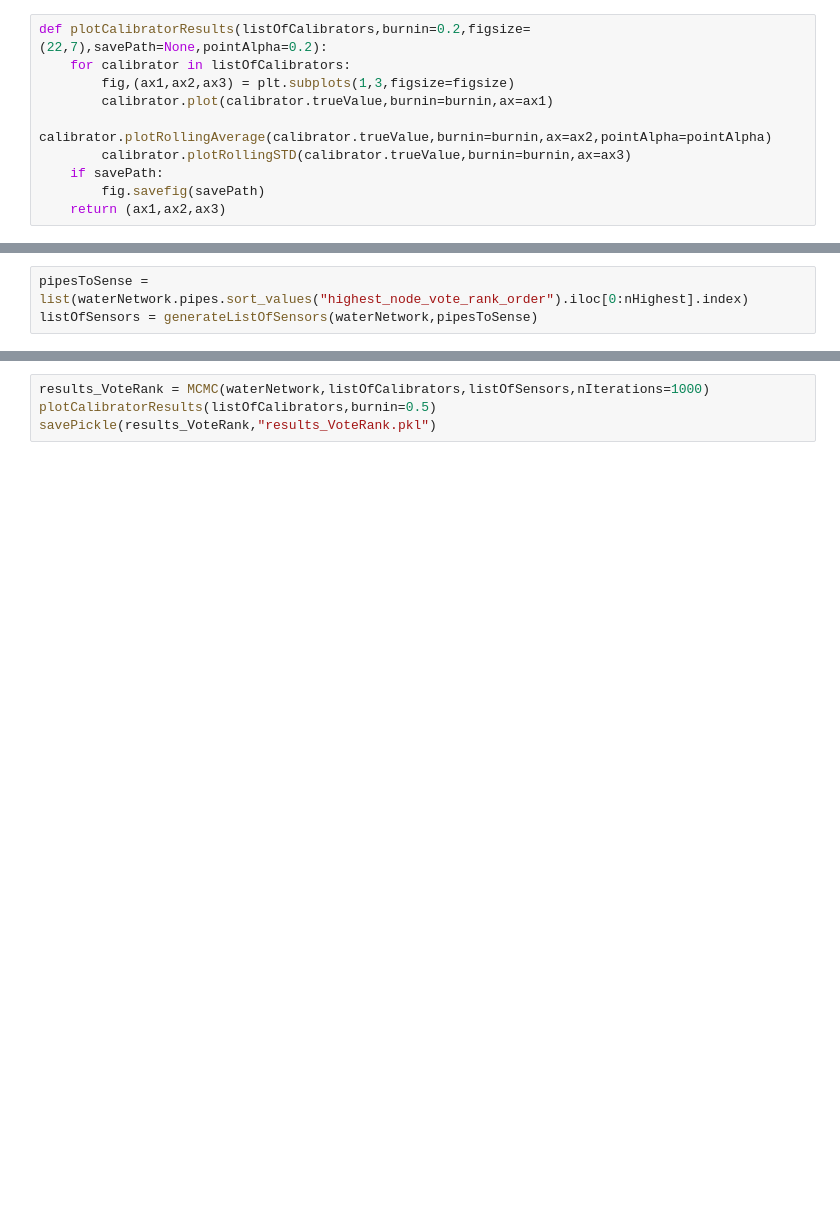
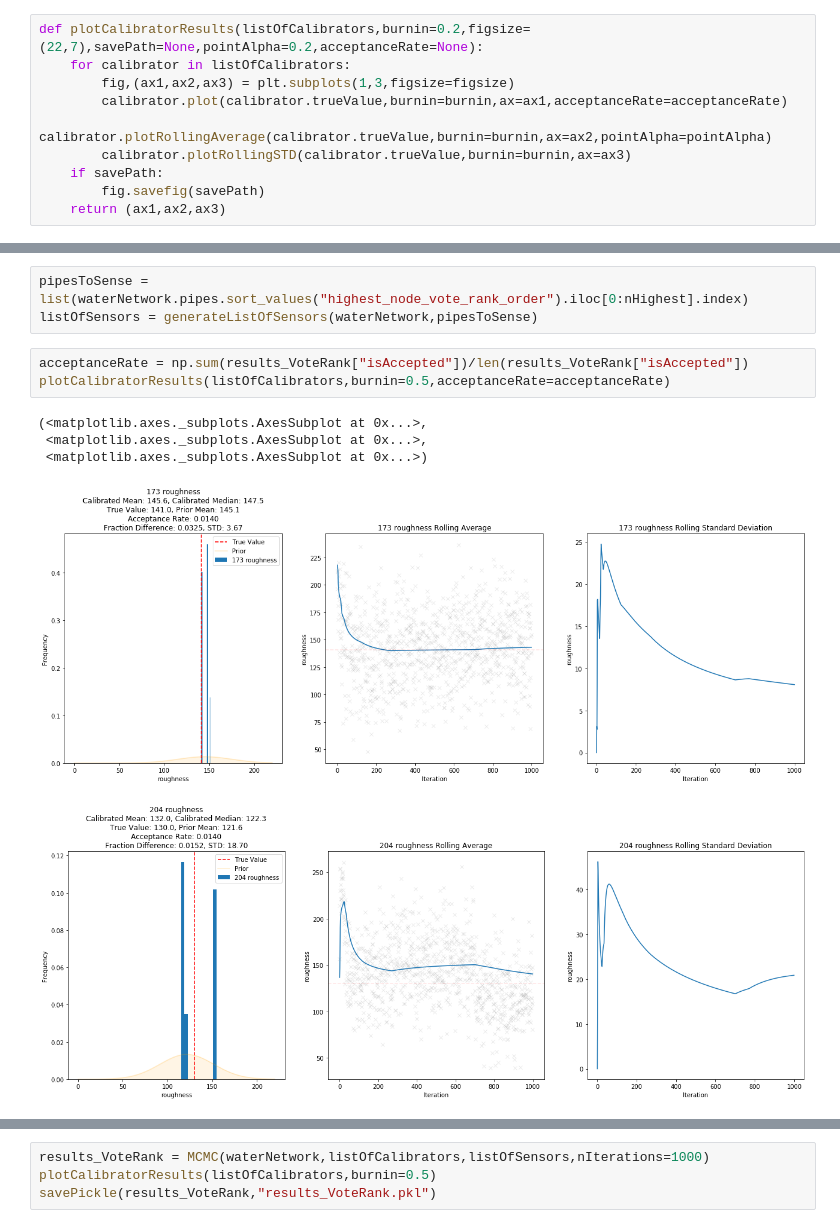
Before and after one commit to noahgarfinkle/ModelCalibration, a Jupyter notebook: WaterModelCalibration.ipynb, the cells around one changed output, grey strips where cells are left out. Saved outputs shown, nothing was run; the diff lists cells and outputs as text; blank space fills up the shorter version.

Commit message:
added acceptance rates

```diff
--- a/WaterModelCalibration.ipynb
+++ b/WaterModelCalibration.ipynb
@@ -619,10 +619,10 @@ def plotDetailedCalibratorResults(listOfCalibrators,burnin=0.5,figsize=(20,20),s
         fig.savefig(savePath)
     return (ax1,ax2,ax3)
 # %%
-def plotCalibratorResults(listOfCalibrators,burnin=0.2,figsize=(22,7),savePath=None,pointAlpha=0.2):
+def plotCalibratorResults(listOfCalibrators,burnin=0.2,figsize=(22,7),savePath=None,pointAlpha=0.2,acceptanceRate=None):
     for calibrator in listOfCalibrators:
         fig,(ax1,ax2,ax3) = plt.subplots(1,3,figsize=figsize)
-        calibrator.plot(calibrator.trueValue,burnin=burnin,ax=ax1)
+        calibrator.plot(calibrator.trueValue,burnin=burnin,ax=ax1,acceptanceRate=acceptanceRate)
         calibrator.plotRollingAverage(calibrator.trueValue,burnin=burnin,ax=ax2,pointAlpha=pointAlpha)
         calibrator.plotRollingSTD(calibrator.trueValue,burnin=burnin,ax=ax3)
     if savePath:
@@ -770,3 +770,12 @@ nHighest = 10
 # %%
 pipesToSense = list(waterNetwork.pipes.sort_values("highest_node_vote_rank_order").iloc[0:nHighest].index)
 listOfSensors = generateListOfSensors(waterNetwork,pipesToSense)
+# %%
+acceptanceRate = np.sum(results_VoteRank["isAccepted"])/len(results_VoteRank["isAccepted"])
+plotCalibratorResults(listOfCalibrators,burnin=0.5,acceptanceRate=acceptanceRate)
+# %% [output]
+(<matplotlib.axes._subplots.AxesSubplot at 0x...>,
+ <matplotlib.axes._subplots.AxesSubplot at 0x...>,
+ <matplotlib.axes._subplots.AxesSubplot at 0x...>)
+[figure, added]
+[figure, added]
```
Also changed, not shown: parts of 1 cell of this notebook.
